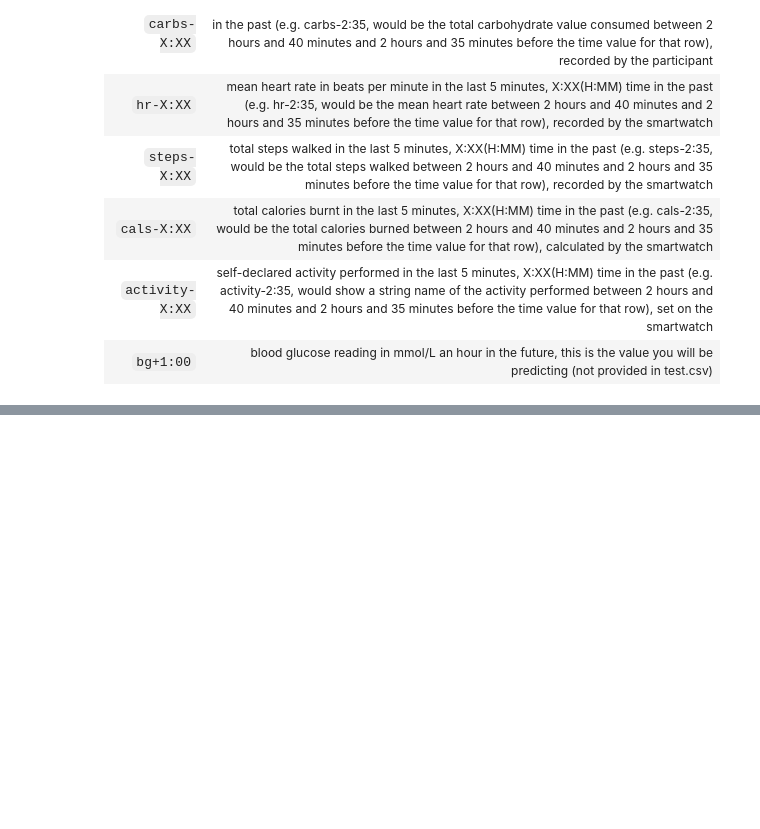
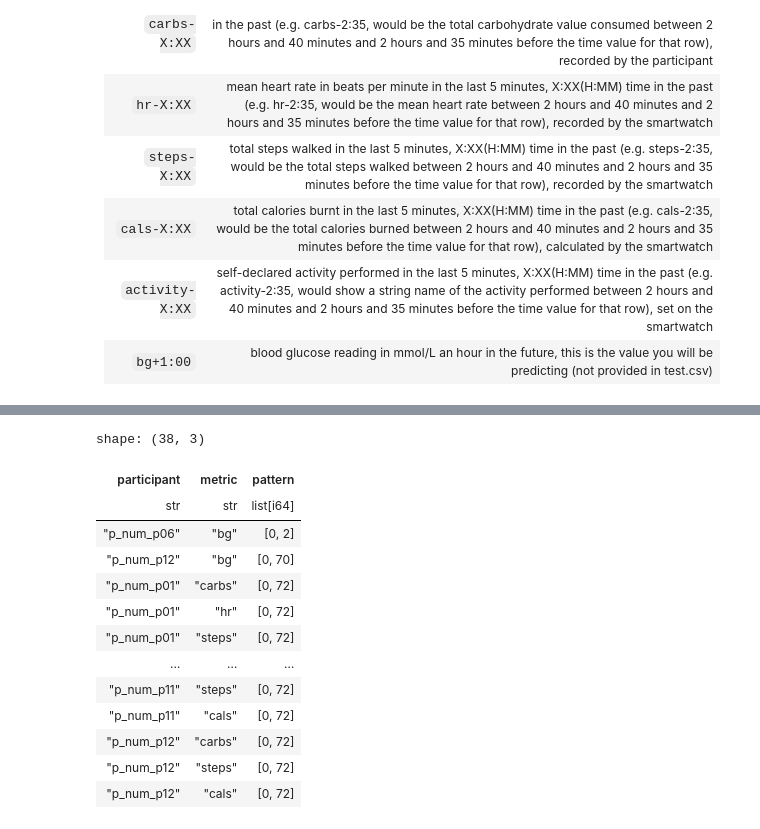
Before and after one commit to jamiemilsom/bloodGlucosePrediciton, a Jupyter notebook: src/notebooks/EDA.ipynb, the cells around one changed output, grey strips where cells are left out. Saved outputs shown, nothing was run; the diff lists cells and outputs as text; code cells hidden in the pictures; blank space fills up the shorter version.

```diff
--- a/src/notebooks/EDA.ipynb
+++ b/src/notebooks/EDA.ipynb
@@ -104,0 +187,15 @@ The dataset is from a study that
+# %%
+metrics = ['bg','insulin','carbs','hr','steps','cals']# removed activity as categorical,'activity']
+patterns = []
+for participant in train_participants:
+    for metric in metrics:
+        sample_columns = [f'{metric}-{t}' for t in float_time_range(5.55,0.00,-0.05)]
+        sample_columns = [f'{participant}','time'] + sample_columns + ['bg+1:00']
+        sample_df = train_df[sample_columns].filter(pl.col(f'{participant}') == 1)
+        pattern = pattern_finder(sample_df)
+        patterns.append({'participant': participant, 'metric': metric, 'pattern': pattern})
+
+patterns_df = pl.DataFrame(patterns)
+patterns_df.filter(
+    pl.col('pattern').list[0] > 0
+)
@@ -104,0 +223,21 @@ The dataset is from a study that
+# %%
+missed_readings_df = patterns_df.filter(
+    pl.col('pattern').list[0] == 0,
+    pl.col('pattern').list[1] > 0
+).sort(pl.col('pattern').list[-1])
+missed_readings_df
+# %% [output]
+shape: (38, 3)
+| participant | metric | pattern |
+| str | str | list[i64] |
+| "p_num_p06" | "bg" | [0, 2] |
+| "p_num_p12" | "bg" | [0, 70] |
+| "p_num_p01" | "carbs" | [0, 72] |
+| "p_num_p01" | "hr" | [0, 72] |
+| "p_num_p01" | "steps" | [0, 72] |
+| … | … | … |
+| "p_num_p11" | "steps" | [0, 72] |
+| "p_num_p11" | "cals" | [0, 72] |
+| "p_num_p12" | "carbs" | [0, 72] |
+| "p_num_p12" | "steps" | [0, 72] |
+| "p_num_p12" | "cals" | [0, 72] |
```
Also changed, not shown: parts of 15 cells of this notebook, 3 other files.
